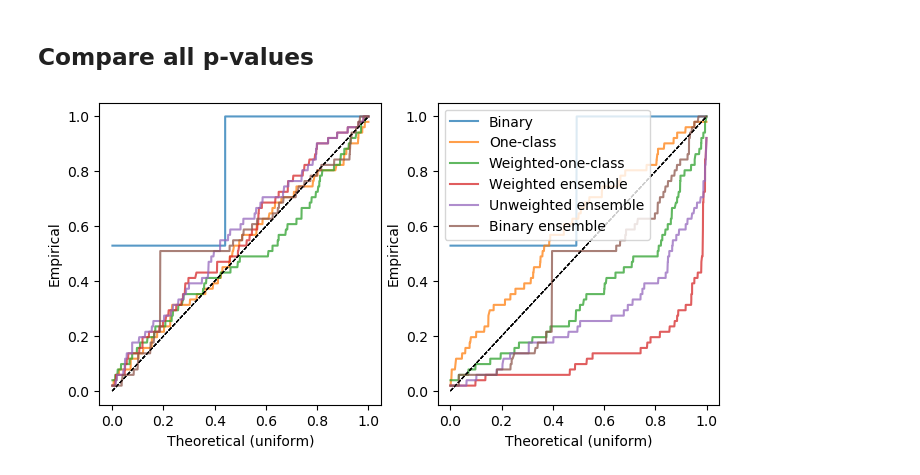
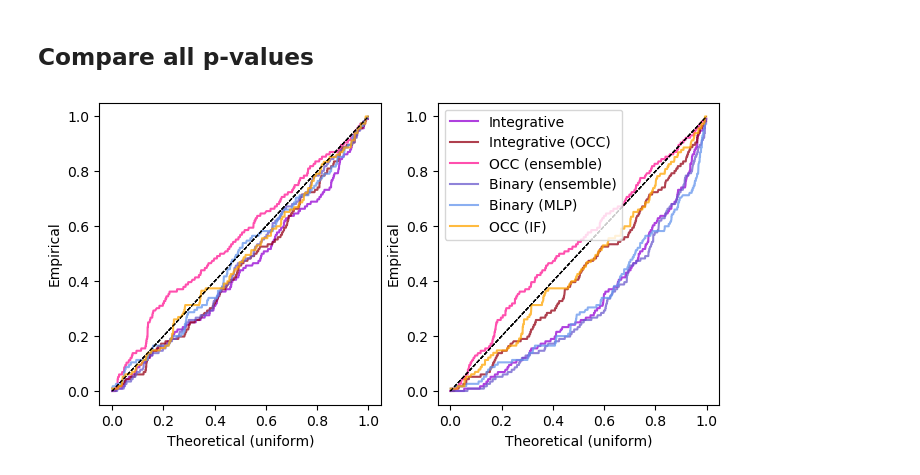
Before and after one commit to ZiyiLiang/weighted_conformal_pvalues, a Jupyter notebook: examples/example-1.ipynb, the cells around one changed output. Drawn from its saved outputs; the diff is of its cells as text; code cells hidden in the pictures.

```diff
--- a/examples/example-1.ipynb
+++ b/examples/example-1.ipynb
@@ -42,7 +42,7 @@ from models import GaussianMixture, ConcentricCircles, ConcentricCircles2, Conce
 
 random_state = 2022
 
-model_name = "circles"
+model_name = "BinomialModel"
 
 if model_name == "GaussianMixture":
     p = 20        # Number of features
@@ -56,13 +56,13 @@ elif model_name == "circles":
     a = 0.7        # Signal amplitude
     model = ConcentricCirclesMixture(p, a, random_state=random_state)
     purity = 0.5      # Proportion of inliers
-    n = 200          # Number of observations
+    n = 100          # Number of observations
 
 elif model_name == "BinomialModel":
-    p = 100        # Number of features
+    p = 1000        # Number of features
     a = 2          # Signal amplitude
     model = BinomialModel(p, a, random_state=random_state)
-    purity = 0.8     # Proportion of inliers
+    purity = 0.9     # Proportion of inliers
     n = 500          # Number of observations
 
 else:
@@ -140,7 +140,7 @@ bbox_bc_list = [RandomForestClassifier(random_state=random_state),
                ]
 
 # Choose a binary classifier algorithm
-bbox_bc = bbox_bc_list[4]
+bbox_bc = bbox_bc_list[5]
 # %%
 from methods_split import BinaryConformal
 
@@ -173,7 +173,7 @@ Calculating conformity scores for 2000 test points... done.
 # %%
 # Define list of possible one-class classifiers with desired hyper-parameters
 bbox_occ_list = [IsolationForest(contamination = 'auto', random_state=random_state),
-                 svm.OneClassSVM(nu=0.001, kernel="rbf", gamma=0.1),
+                 svm.OneClassSVM(),
                  LocalOutlierFactor(contamination='auto', novelty=True)
                ]
 
@@ -372,37 +412,42 @@ Fitting a one-class classification model on 50 data points... done.
 # %% [markdown]
 ## Compare all p-values
 # %%
-def qq_plot(data, reference, ax, label=None, logarithm=False):
+def qq_plot(data, reference, ax, color=None, label=None, logarithm=False):
     sample_size = len(data)
     qq = np.ones([sample_size, 2])
     np.random.shuffle(data)
     qq[:, 0] = np.sort(reference)
     qq[:, 1] = np.sort(data[0:sample_size])
-    ax.plot(qq[:,0], qq[:,1], label=label, alpha=0.75)
+    if color is None:
+        ax.plot(qq[:,0], qq[:,1], label=label, alpha=0.75)
+    else:
+        ax.plot(qq[:,0], qq[:,1], color=color, label=label, alpha=0.75)
     ax.plot([0,1], [0,1], color="black", linewidth=0.75, linestyle="dashed")
     ax.set_xlabel("Theoretical (uniform)")
     ax.set_ylabel("Empirical")
     if logarithm:
         ax.set_xscale('log')
         ax.set_yscale('log')
 
 fig, axs = plt.subplots(1,2, figsize=(8,4), dpi= 100)
 
 logarithm = False
 U = np.random.uniform(size = (len(Y_test),))
 for y in [0,1]:
-    qq_plot(pvals_binary[Y_test==y], U[Y_test==y], axs[y], label="Binary", logarithm=logarithm)
-    qq_plot(pvals_oneclass[Y_test==y], U[Y_test==y], axs[y], label="One-class", logarithm=logarithm)
-    qq_plot(pvals_woneclass[Y_test==y], U[Y_test==y], axs[y], label="Weighted-one-class", logarithm=logarithm)
-    qq_plot(pvals_woneclass_ens[Y_test==y], U[Y_test==y], axs[y], label="Weighted ensemble",
+    qq_plot(pvals_int[Y_test==y], U[Y_test==y], axs[y], label="Integrative", color='#9400d3',
             logarithm=logarithm)
-    qq_plot(pvals_unw_ens[Y_test==y], U[Y_test==y], axs[y], label="Unweighted ensemble",
+    qq_plot(pvals_woneclass[Y_test==y], U[Y_test==y], axs[y], label="Integrative (OCC)", color='#940013',
             logarithm=logarithm)
-    qq_plot(pvals_bin_ens[Y_test==y], U[Y_test==y], axs[y], label="Binary ensemble",
+    qq_plot(pvals_unw_ens[Y_test==y], U[Y_test==y], axs[y], label="OCC (ensemble)", color='#ff1493',
             logarithm=logarithm)
-
+    qq_plot(pvals_bin_ens[Y_test==y], U[Y_test==y], axs[y], label="Binary (ensemble)", color='#6a5acd',
+            logarithm=logarithm)
+    qq_plot(pvals_binary[Y_test==y], U[Y_test==y], axs[y], label="Binary (MLP)", color="#6495ED",
+            logarithm=logarithm)
+    qq_plot(pvals_oneclass[Y_test==y], U[Y_test==y], axs[y], label="OCC (IF)", color='#FFA500',
+            logarithm=logarithm)
 
 plt.legend()
 plt.show()
 # %% [output]
-[figure, old version]
+[figure, new version]
```
Also changed, not shown: parts of 13 cells of this notebook, 4 other files.
